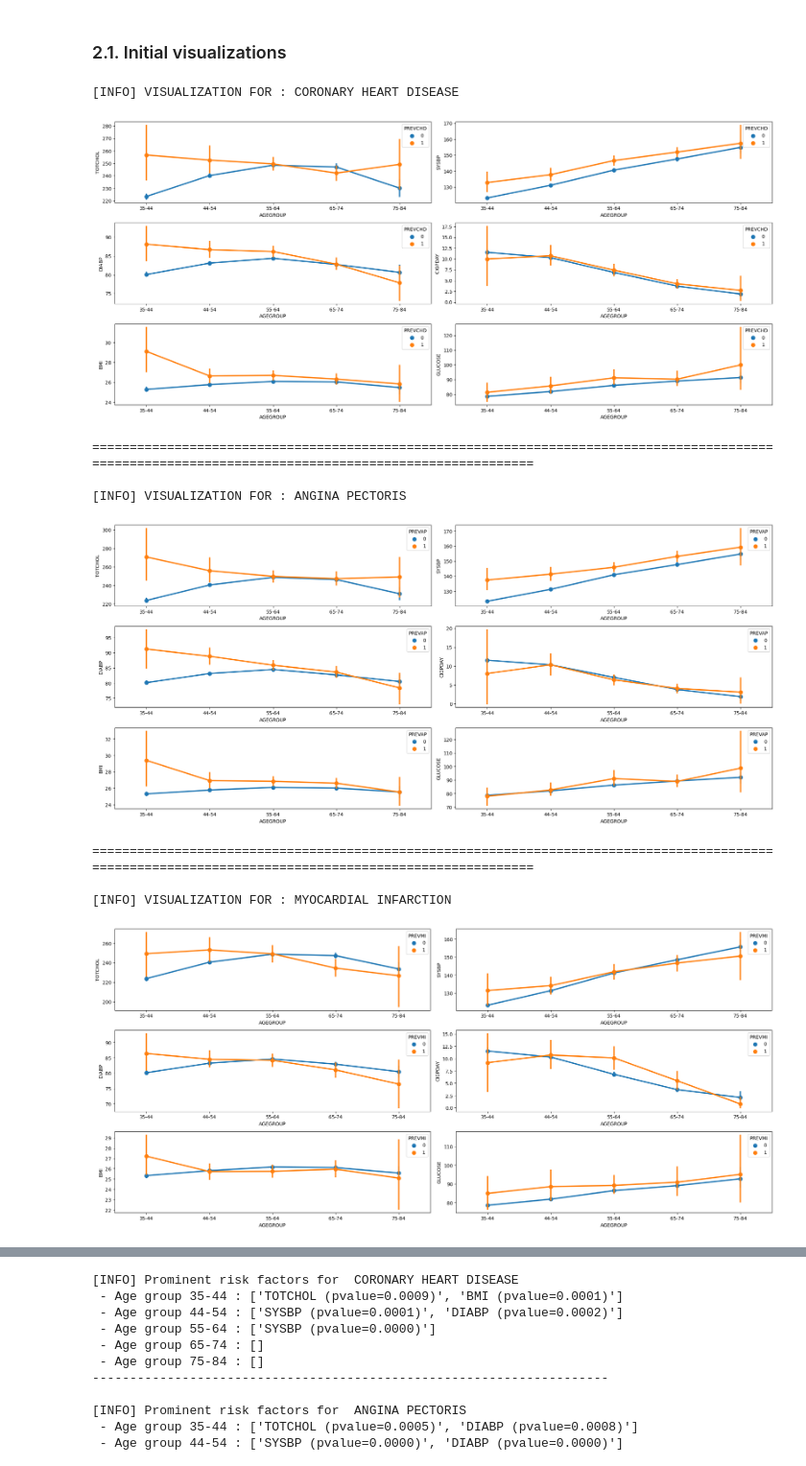
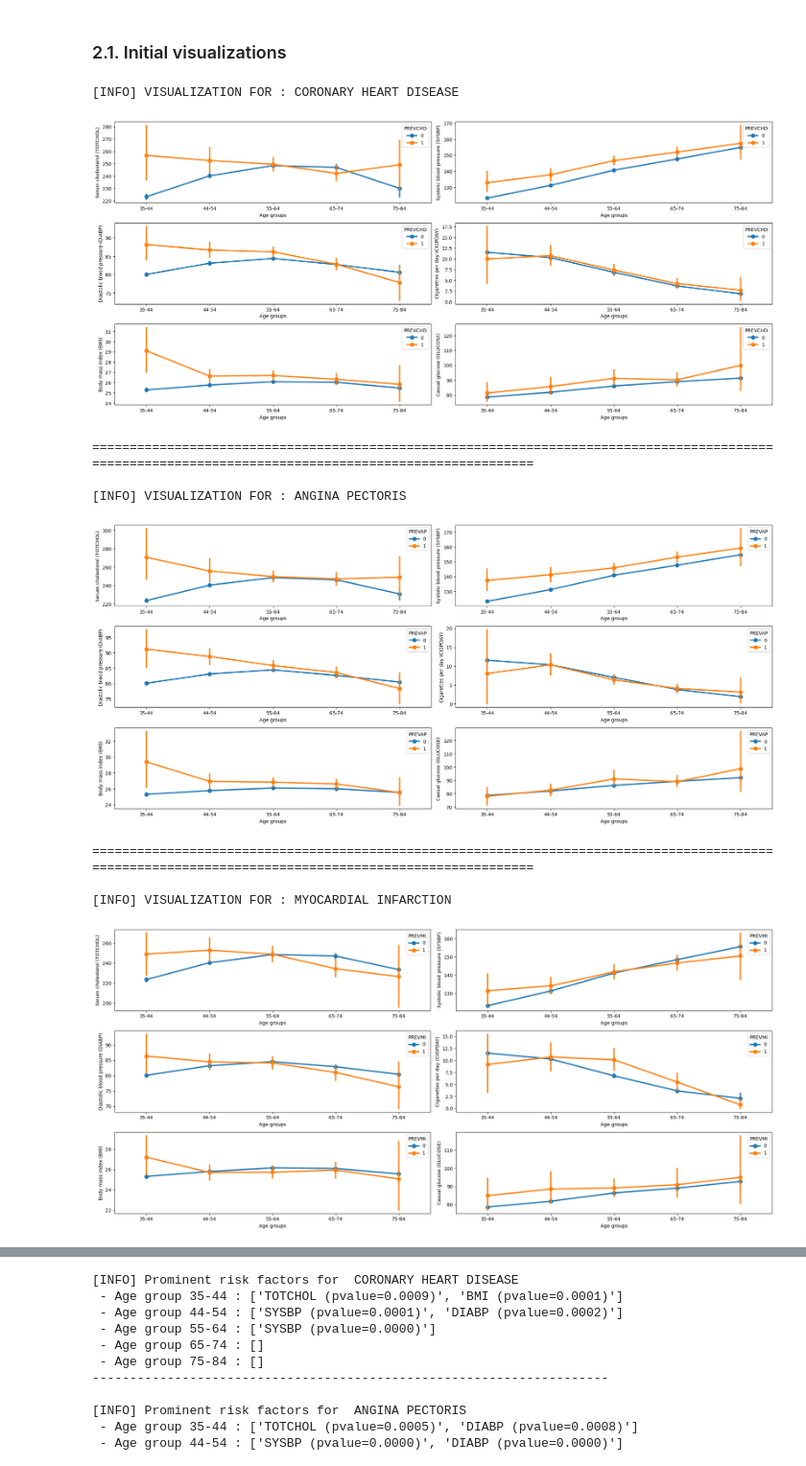
Before and after one commit to hieubkvn123/MH6321-project, a Jupyter notebook: notebooks/MH6321_project_data_analysis.ipynb, the cells around one changed output, grey strips where cells are left out. Shown at 96% size. Drawn from its saved outputs; the diff is of its cells as text; code cells hidden in the pictures.

```diff
--- a/notebooks/MH6321_project_data_analysis.ipynb
+++ b/notebooks/MH6321_project_data_analysis.ipynb
@@ -90,29 +88,31 @@ df_full.head(5)
 # %%
 def visualize_cardiovascular_risks(disease):
   print(f'[INFO] VISUALIZATION FOR : {disease_dict[disease].upper()}')
-  fig, axes = plt.subplots(3,2, figsize=(20, 9))
+  _, axes = plt.subplots(3,2, figsize=(20, 9))
 
-  for i in range(len(cardiovascular_risks)):
+  for i, risk in enumerate(cardiovascular_risks):
     row = i // 2
     col = i  % 2
-    sns.pointplot(data=df_full, y=cardiovascular_risks[i], x='AGEGROUP', hue=disease,ax=axes[row][col])
+    axes[row][col] = sns.pointplot(data=df_full, y=risk, x='AGEGROUP', hue=disease,ax=axes[row][col])
+    axes[row][col].set_ylabel(f'{risk_dict[risk]} ({risk})')
+    axes[row][col].set_xlabel('Age groups')
   plt.tight_layout()
   plt.show()
 
 for disease in heart_diseases:
   visualize_cardiovascular_risks(disease)
   print('=' * 150 + '\n')
 # %% [output]
 [INFO] VISUALIZATION FOR : CORONARY HEART DISEASE
-[figure, old version]
+[figure, new version]
 ======================================================================================================================================================
 
 [INFO] VISUALIZATION FOR : ANGINA PECTORIS
-[figure, old version]
+[figure, new version]
 ======================================================================================================================================================
 
 [INFO] VISUALIZATION FOR : MYOCARDIAL INFARCTION
-[figure, old version]
+[figure, new version]
 ======================================================================================================================================================
 
 [INFO] VISUALIZATION FOR : STROKE
```
Also changed, not shown: parts of 16 cells of this notebook.
